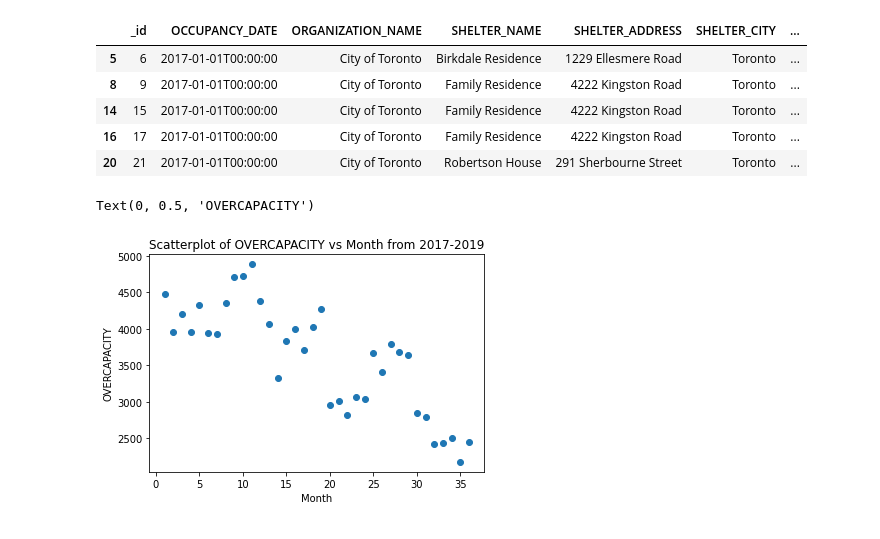
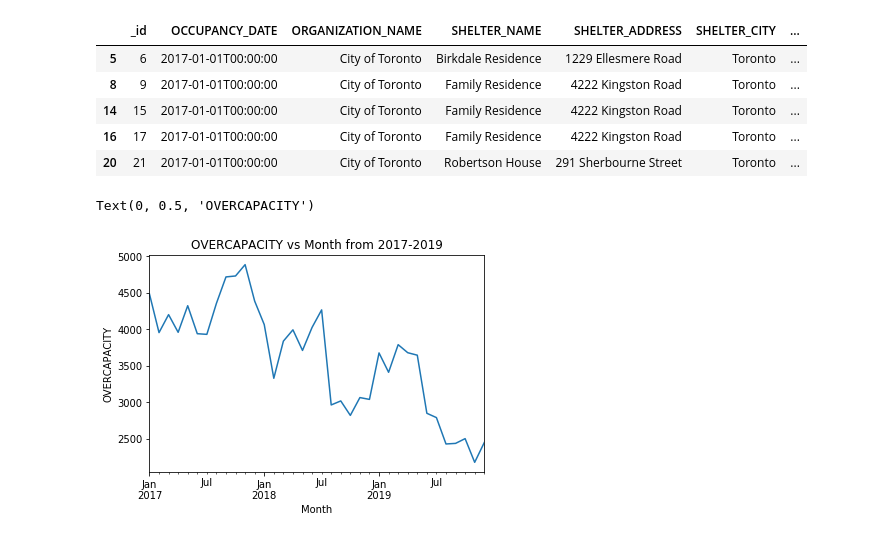
Before and after one commit to VernonNaidoo-Toronto/Understanding-Toronto-Shelters, a Jupyter notebook: MN_HomelessShelter.ipynb, the cells around one changed output. Drawn from its saved outputs; the diff is of its cells as text; code cells hidden in the pictures.

```diff
--- a/MN_HomelessShelter.ipynb
+++ b/MN_HomelessShelter.ipynb
@@ -115,12 +111,10 @@ df_over.head()
 | 16 | 17 | 2017-01-01T00:00:00 | City of Toronto | Family Residence | 4222 Kingston Road | Toronto | ... |
 | 20 | 21 | 2017-01-01T00:00:00 | City of Toronto | Robertson House | 291 Sherbourne Street | Toronto | ... |
 # %%
-x=list(range(1,37))
-y=df_over[['delta','Month_Year']].groupby('Month_Year').sum()['delta']
-plt.scatter(x,y)
-plt.title('Scatterplot of OVERCAPACITY vs Month from 2017-2019')
+df_over[['delta','Month_Year']].groupby('Month_Year').sum()['delta'].plot()
+plt.title('OVERCAPACITY vs Month from 2017-2019')
 plt.xlabel('Month')
 plt.ylabel('OVERCAPACITY')
 # %% [output]
 Text(0, 0.5, 'OVERCAPACITY')
-[figure, old version]
+[figure, new version]
```
Also changed, not shown: parts of 3 cells of this notebook.
